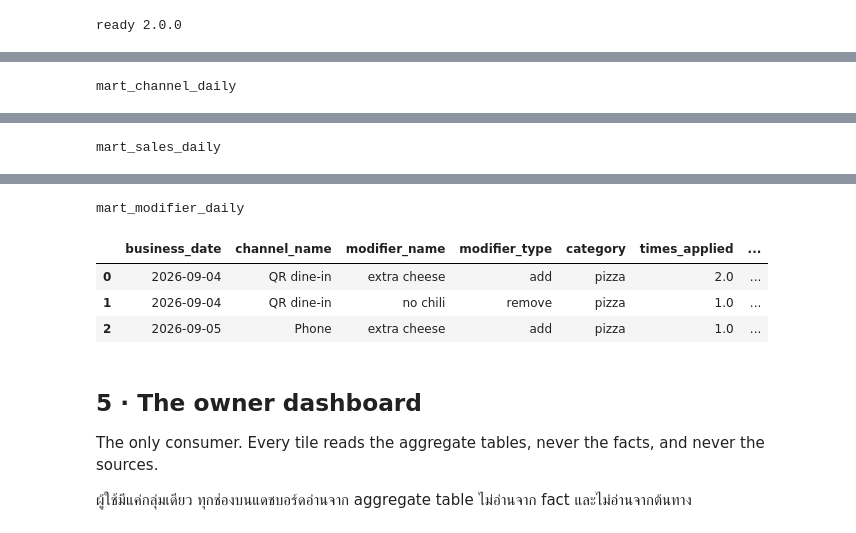
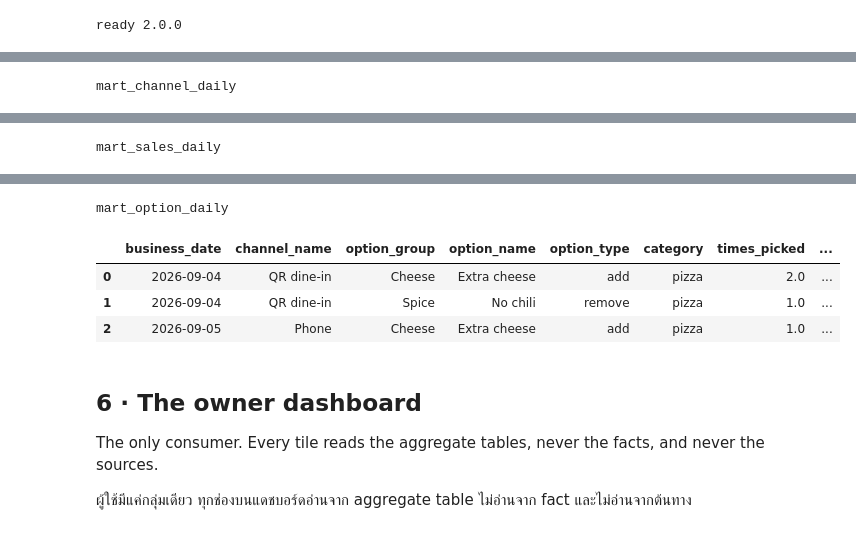
Before and after one commit to QuadrupleBeansStars/MADT-Pizza-shop, a Jupyter notebook: notebooks/warehouse_minimal.ipynb, the cells around one changed output, grey strips where cells are left out. Drawn from its saved outputs; the diff is of its cells as text; code cells hidden in the pictures.

```diff
--- a/notebooks/warehouse_minimal.ipynb
+++ b/notebooks/warehouse_minimal.ipynb
@@ -303,11 +384,11 @@ aggregate table แต่ละตัวสร้างจาก star เท่
 con.execute('''
 CREATE TABLE agg.mart_channel_daily AS
 SELECT d.full_date AS business_date, d.day_name, d.weekend_flag, c.channel_name, c.channel_type, c.channel_ownership,
-       count(*)                     AS orders,
-       SUM(o.gross_amount_thb)      AS gross_sales_thb,
-       SUM(o.commission_amount_thb) AS commission_thb,
-       SUM(o.net_revenue_thb)       AS net_revenue_thb
-FROM dw.fct_order o
+       count(DISTINCT l.order_number)     AS orders,
+       SUM(l.line_gross_thb)              AS gross_sales_thb,
+       SUM(l.allocated_commission_thb)    AS commission_thb,
+       SUM(l.line_net_revenue_thb)        AS net_revenue_thb
+FROM dw.fct_order_line l
 JOIN dw.dim_date d USING (date_key) JOIN dw.dim_channel c USING (channel_key)
 JOIN dw.dim_order_info oi USING (order_info_key)
 WHERE oi.cancellation_flag = 'Not cancelled'
@@ -318,7 +399,8 @@ CREATE TABLE agg.mart_sales_daily AS
 SELECT d.full_date AS business_date, c.channel_name, mi.menu_item_nk, mi.item_name, mi.category, mi.size_name,
        SUM(l.quantity)                  AS units_sold,
        count(DISTINCT l.order_number)   AS orders,
-       SUM(l.line_net_thb)              AS item_sales_thb
+       SUM(l.item_amount_thb)           AS item_sales_thb,
+       SUM(l.line_net_revenue_thb)      AS net_revenue_thb
 FROM dw.fct_order_line l
 JOIN dw.dim_date d USING (date_key) JOIN dw.dim_channel c USING (channel_key)
 JOIN dw.dim_menu_item mi USING (menu_item_key) JOIN dw.dim_order_info oi USING (order_info_key)
@@ -326,49 +408,49 @@ WHERE oi.cancellation_flag = 'Not cancelled'
 GROUP BY ALL
 ''')
 con.execute('''
-CREATE TABLE agg.mart_modifier_daily AS
-SELECT d.full_date AS business_date, c.channel_name, md.modifier_name, md.modifier_type, mi.category,
-       SUM(m.quantity)                       AS times_applied,
-       SUM(m.quantity * m.price_delta_thb)   AS modifier_revenue_thb
-FROM dw.fct_order_line_modifier m
+CREATE TABLE agg.mart_option_daily AS
+SELECT d.full_date AS business_date, c.channel_name, op.option_group, op.option_name, op.option_type, mi.category,
+       SUM(o.quantity)                       AS times_picked,
+       SUM(o.quantity * o.price_delta_thb)   AS option_revenue_thb
+FROM dw.fct_order_line_option o
 JOIN dw.dim_date d USING (date_key) JOIN dw.dim_channel c USING (channel_key)
-JOIN dw.dim_modifier md USING (modifier_key) JOIN dw.dim_menu_item mi USING (menu_item_key)
+JOIN dw.dim_modifier_option op USING (option_key) JOIN dw.dim_menu_item mi USING (menu_item_key)
 GROUP BY ALL
 ''')
-for t in ["mart_channel_daily", "mart_sales_daily", "mart_modifier_daily"]:
+for t in ["mart_channel_daily", "mart_sales_daily", "mart_option_daily"]:
     print(f"\n{t}")
     display(q(f"SELECT * FROM agg.{t} ORDER BY ALL"))
 # %% [output]
 mart_channel_daily
 |  | business_date | day_name | weekend_flag | channel_name | channel_type | channel_ownership | orders | ... |
 | 0 | 2026-09-04 | Friday | Weekday | Grab | Delivery | Aggregator | 2 | ... |
 | 1 | 2026-09-04 | Friday | Weekday | Phone | Dine-in | Own channel | 1 | ... |
 | 2 | 2026-09-04 | Friday | Weekday | QR dine-in | Dine-in | Own channel | 2 | ... |
 | 3 | 2026-09-05 | Saturday | Weekend | Grab | Delivery | Aggregator | 1 | ... |
 | 4 | 2026-09-05 | Saturday | Weekend | Phone | Dine-in | Own channel | 1 | ... |
 | 5 | 2026-09-05 | Saturday | Weekend | QR dine-in | Dine-in | Own channel | 1 | ... |
 mart_sales_daily
 |  | business_date | channel_name | menu_item_nk | item_name | category | size_name | units_sold | orders | ... |
 | 0 | 2026-09-04 | Grab | GARLIC | Garlic Bread | side | n/a | 1.0 | 1 | ... |
 | 1 | 2026-09-04 | Grab | HAW-L | Hawaiian L | pizza | Large | 1.0 | 1 | ... |
 | 2 | 2026-09-04 | Grab | PEP-L | Pepperoni L | pizza | Large | 1.0 | 1 | ... |
 | 3 | 2026-09-04 | Phone | GARLIC | Garlic Bread | side | n/a | 1.0 | 1 | ... |
 | 4 | 2026-09-04 | Phone | HAW-L | Hawaiian L | pizza | Large | 1.0 | 1 | ... |
 | 5 | 2026-09-04 | QR dine-in | COKE | Coke | drink | n/a | 2.0 | 1 | ... |
 | 6 | 2026-09-04 | QR dine-in | PEP-L | Pepperoni L | pizza | Large | 2.0 | 2 | ... |
 | 7 | 2026-09-05 | Grab | COKE | Coke | drink | n/a | 1.0 | 1 | ... |
 | 8 | 2026-09-05 | Grab | PEP-L | Pepperoni L | pizza | Large | 2.0 | 1 | ... |
 | 9 | 2026-09-05 | Phone | HAW-L | Hawaiian L | pizza | Large | 1.0 | 1 | ... |
 | 10 | 2026-09-05 | Phone | PEP-M | Pepperoni M | pizza | Medium | 1.0 | 1 | ... |
 | 11 | 2026-09-05 | QR dine-in | COKE | Coke | drink | n/a | 2.0 | 1 | ... |
 | 12 | 2026-09-05 | QR dine-in | PEP-L | Pepperoni L | pizza | Large | 2.0 | 1 | ... |
-mart_modifier_daily
+mart_option_daily
-|  | business_date | channel_name | modifier_name | modifier_type | category | times_applied | ... |
-| 0 | 2026-09-04 | QR dine-in | extra cheese | add | pizza | 2.0 | ... |
-| 1 | 2026-09-04 | QR dine-in | no chili | remove | pizza | 1.0 | ... |
-| 2 | 2026-09-05 | Phone | extra cheese | add | pizza | 1.0 | ... |
+|  | business_date | channel_name | option_group | option_name | option_type | category | times_picked | ... |
+| 0 | 2026-09-04 | QR dine-in | Cheese | Extra cheese | add | pizza | 2.0 | ... |
+| 1 | 2026-09-04 | QR dine-in | Spice | No chili | remove | pizza | 1.0 | ... |
+| 2 | 2026-09-05 | Phone | Cheese | Extra cheese | add | pizza | 1.0 | ... |
 # %% [markdown]
-## 5 · The owner dashboard
+## 6 · The owner dashboard
 
 The only consumer. Every tile reads the aggregate tables, never the facts, and never the sources.
 
```
Also changed, not shown: parts of 15 cells of this notebook, 8 other files.
